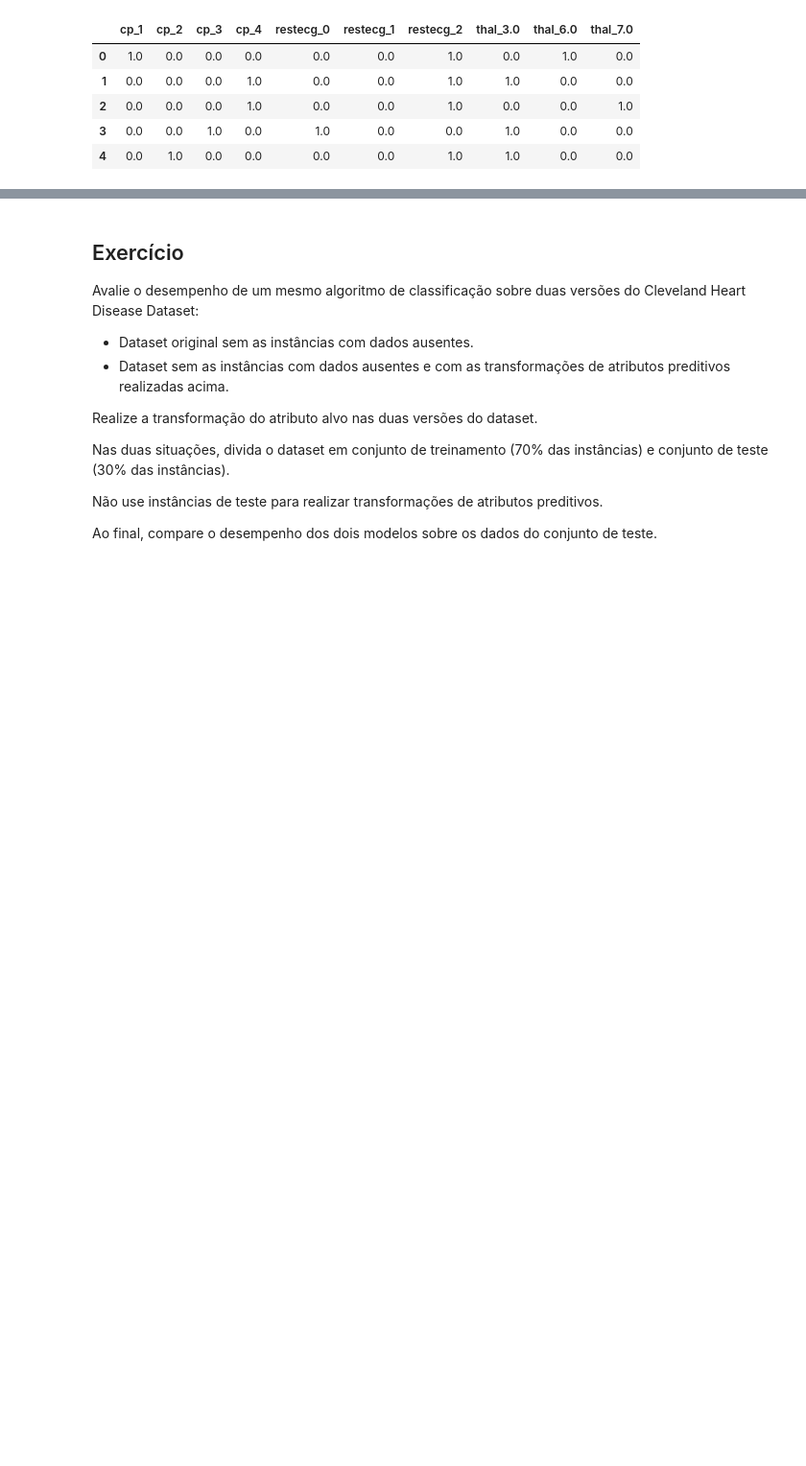
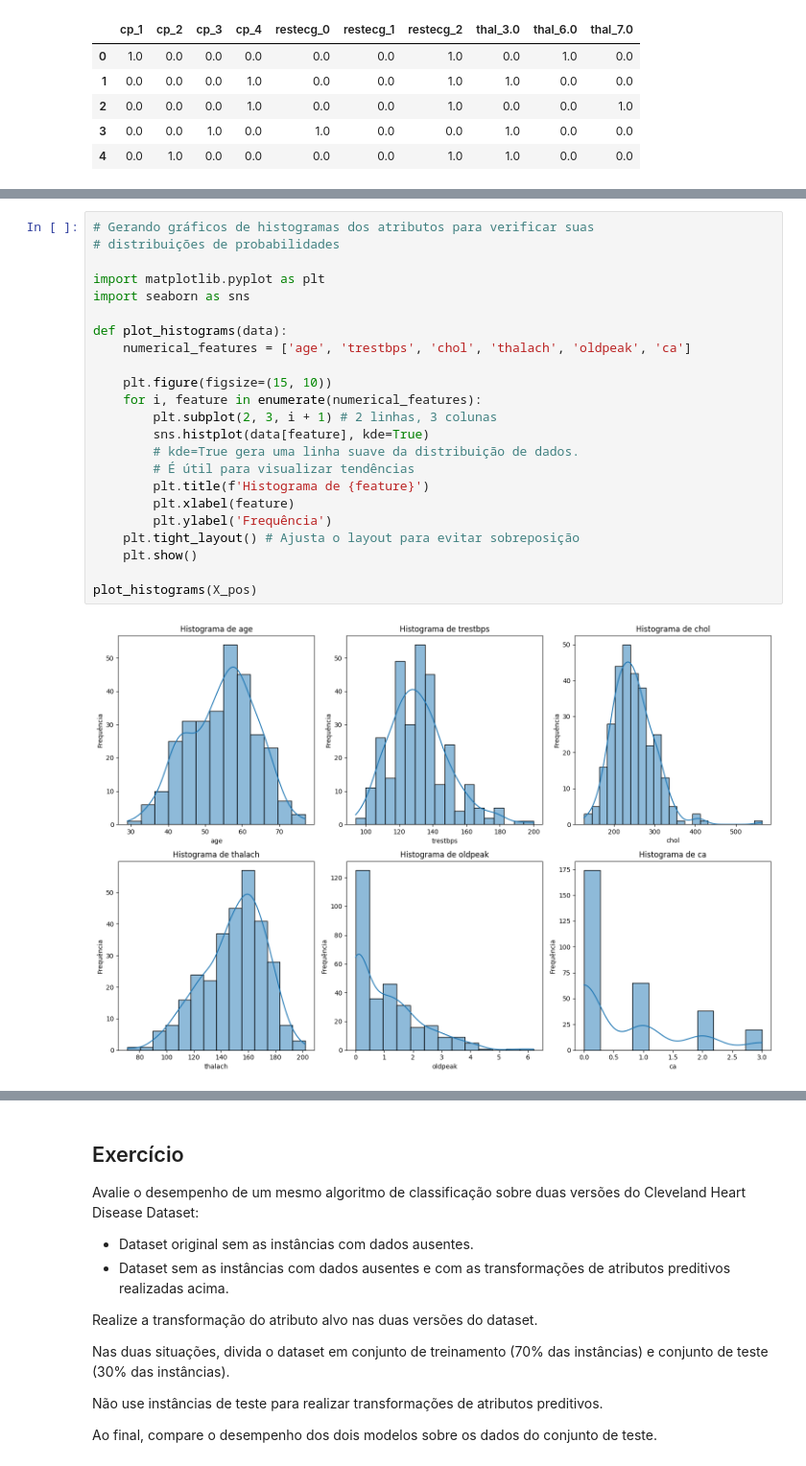
Before and after one commit to alexlimatds/esp_introducao_am, a Jupyter notebook: 04_caracterizacao_e_pre_processamento_de_dados.ipynb, the cells around one changed output, grey strips where cells are left out. Shown at 96% size. Cells and saved outputs as stored; diff of their text form; blank space fills up the shorter version.

```diff
--- a/04_caracterizacao_e_pre_processamento_de_dados.ipynb
+++ b/04_caracterizacao_e_pre_processamento_de_dados.ipynb
@@ -429,4 +461,29 @@ display(X_pos[['age', 'trestbps', 'chol', 'thalach', 'oldpeak', 'ca']].describe(
 | 50% | 56.000000 | 130.000000 | 243.000000 | 153.000000 | 0.800000 | 0.000000 |
 | 75% | 61.000000 | 140.000000 | 276.000000 | 166.000000 | 1.600000 | 1.000000 |
 | max | 77.000000 | 200.000000 | 564.000000 | 202.000000 | 6.200000 | 3.000000 |
+# %%
+# Gerando gráficos de histogramas dos atributos para verificar suas
+# distribuições de probabilidades
+
+import matplotlib.pyplot as plt
+import seaborn as sns
+
+def plot_histograms(data):
+    numerical_features = ['age', 'trestbps', 'chol', 'thalach', 'oldpeak', 'ca']
+
+    plt.figure(figsize=(15, 10))
+    for i, feature in enumerate(numerical_features):
+        plt.subplot(2, 3, i + 1) # 2 linhas, 3 colunas
+        sns.histplot(data[feature], kde=True)
+        # kde=True gera uma linha suave da distribuição de dados.
+        # É útil para visualizar tendências
+        plt.title(f'Histograma de {feature}')
+        plt.xlabel(feature)
+        plt.ylabel('Frequência')
+    plt.tight_layout() # Ajusta o layout para evitar sobreposição
+    plt.show()
+
+plot_histograms(X_pos)
+# %% [output]
+[figure, added]
 # %%
```
Also changed, not shown: parts of 13 cells of this notebook.
